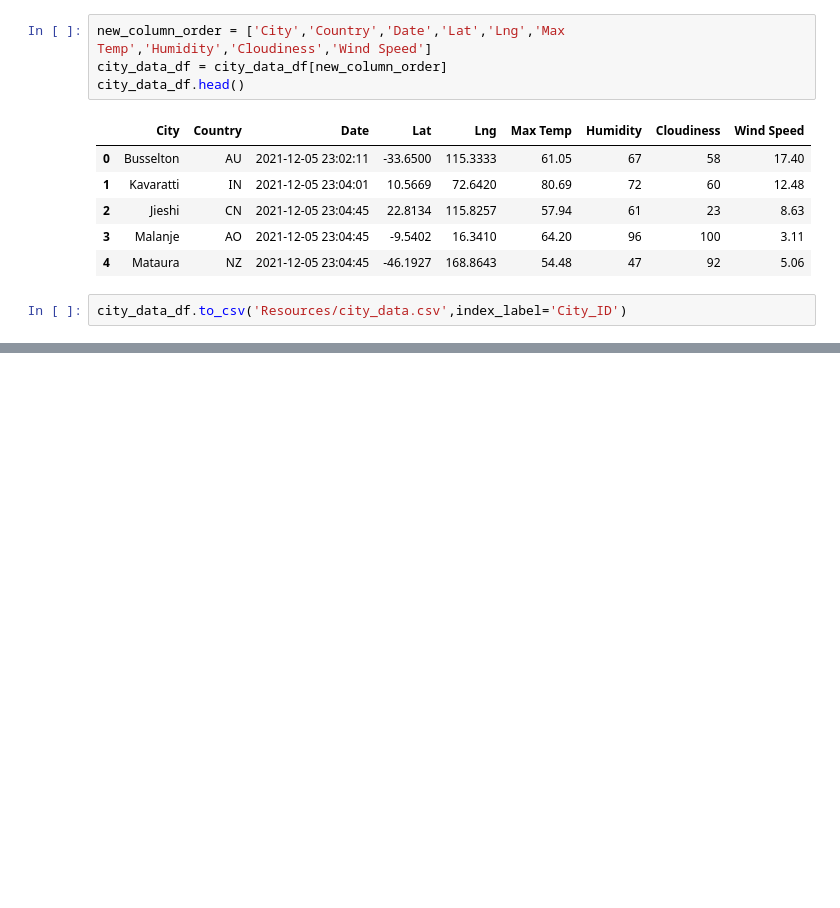
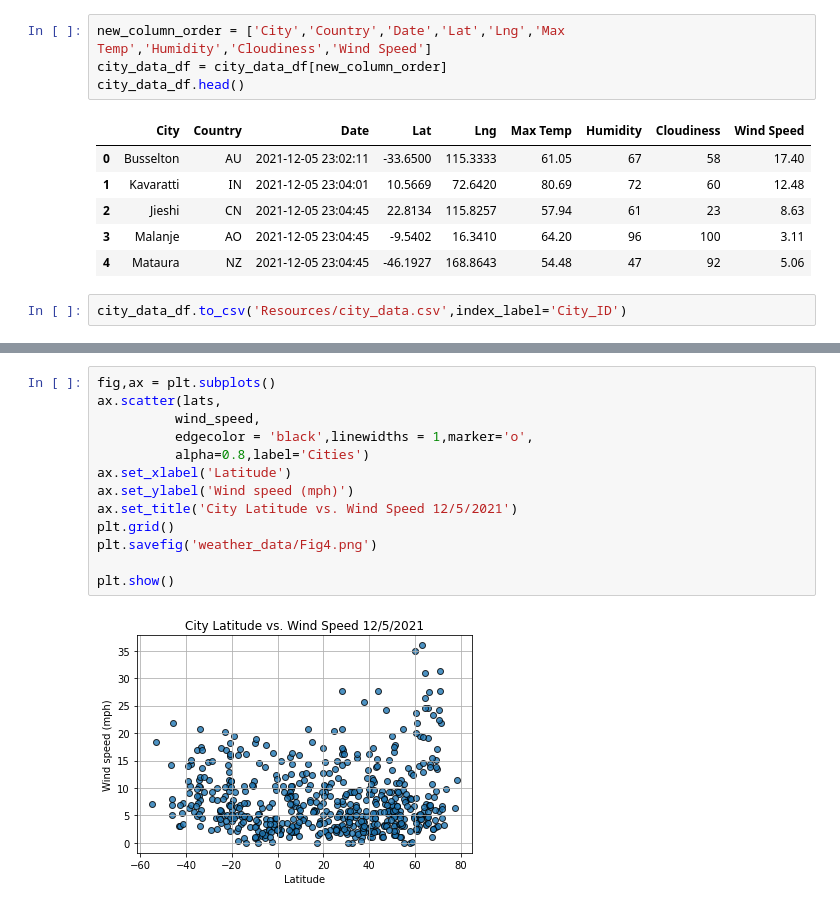
Before and after one commit to taherrin92/World_Weather_Analysis, a Jupyter notebook: WeatherPy.ipynb, the cells around one changed output, grey strips where cells are left out. Drawn from its saved outputs; the diff is of its cells as text; blank space fills up the shorter version.

```diff
--- a/WeatherPy.ipynb
+++ b/WeatherPy.ipynb
@@ -211,0 +204,15 @@ city_data_df.to_csv('Resources/city_data.csv',index_label='City_ID')
+# %%
+fig,ax = plt.subplots()
+ax.scatter(lats,
+          wind_speed,
+          edgecolor = 'black',linewidths = 1,marker='o',
+          alpha=0.8,label='Cities')
+ax.set_xlabel('Latitude')
+ax.set_ylabel('Wind speed (mph)')
+ax.set_title('City Latitude vs. Wind Speed 12/5/2021')
+plt.grid()
+plt.savefig('weather_data/Fig4.png')
+
+plt.show()
+# %% [output]
+[figure, added]
```
Also changed, not shown: parts of 22 cells of this notebook, 5 other files.
